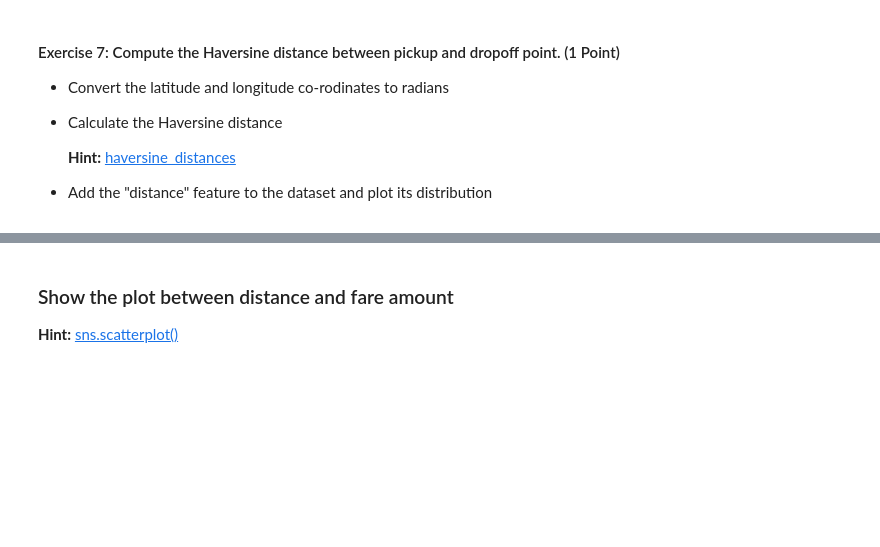
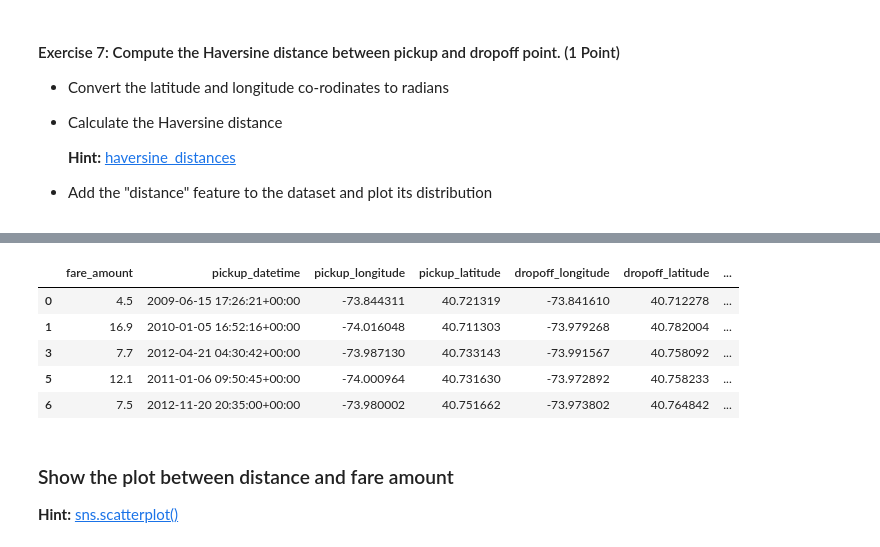
Before and after one commit to Vivek-Sajjan/Video_Classification, a Jupyter notebook: M5_NB_MiniProject_02_Fare_Amount_Prediction_Using_Dask.ipynb, the cells around one changed output, grey strips where cells are left out. Saved outputs shown, nothing was run; the diff lists cells and outputs as text; code cells hidden in the pictures; blank space fills up the shorter version.

```diff
--- a/M5_NB_MiniProject_02_Fare_Amount_Prediction_Using_Dask.ipynb
+++ b/M5_NB_MiniProject_02_Fare_Amount_Prediction_Using_Dask.ipynb
@@ -566,0 +613,3 @@ WARNING:distributed.shuffle._scheduler_plugin:Shuffle 5441e9f25273881369ed909792
+# %%
+df_dask.head()
+# %% [output]
@@ -567,3 +618,9 @@ WARNING:distributed.shuffle._scheduler_plugin:Shuffle 5441e9f25273881369ed909792
+|  | fare_amount | pickup_datetime | pickup_longitude | pickup_latitude | dropoff_longitude | dropoff_latitude | ... |
+| 0 | 4.5 | 2009-06-15 17:26:21+00:00 | -73.844311 | 40.721319 | -73.841610 | 40.712278 | ... |
+| 1 | 16.9 | 2010-01-05 16:52:16+00:00 | -74.016048 | 40.711303 | -73.979268 | 40.782004 | ... |
+| 3 | 7.7 | 2012-04-21 04:30:42+00:00 | -73.987130 | 40.733143 | -73.991567 | 40.758092 | ... |
+| 5 | 12.1 | 2011-01-06 09:50:45+00:00 | -74.000964 | 40.731630 | -73.972892 | 40.758233 | ... |
+| 6 | 7.5 | 2012-11-20 20:35:00+00:00 | -73.980002 | 40.751662 | -73.973802 | 40.764842 | ... |
 # %%
 """ plot the distance feature (take distance < 50) """
 # YOUR CODE HERE
```
Also changed, not shown: parts of 2 cells of this notebook.
